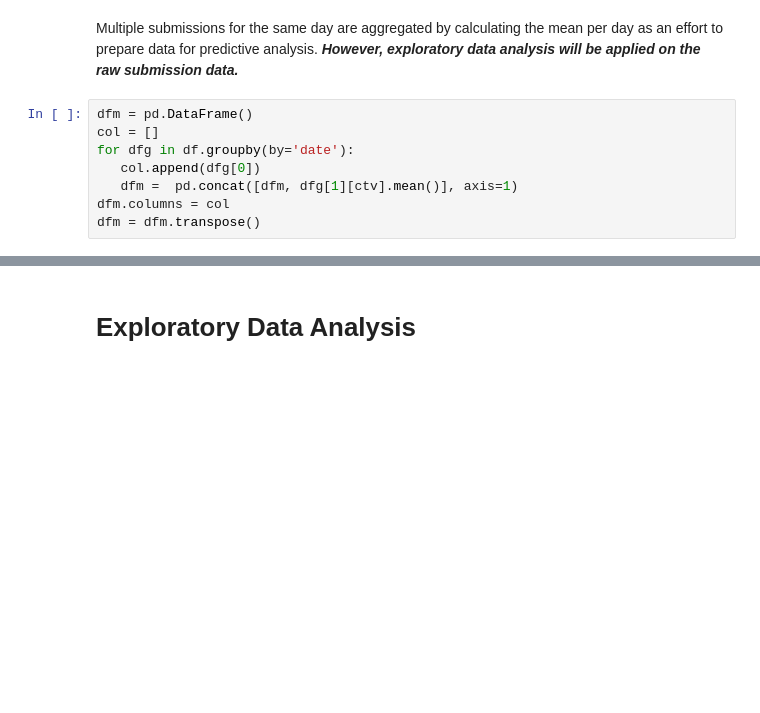
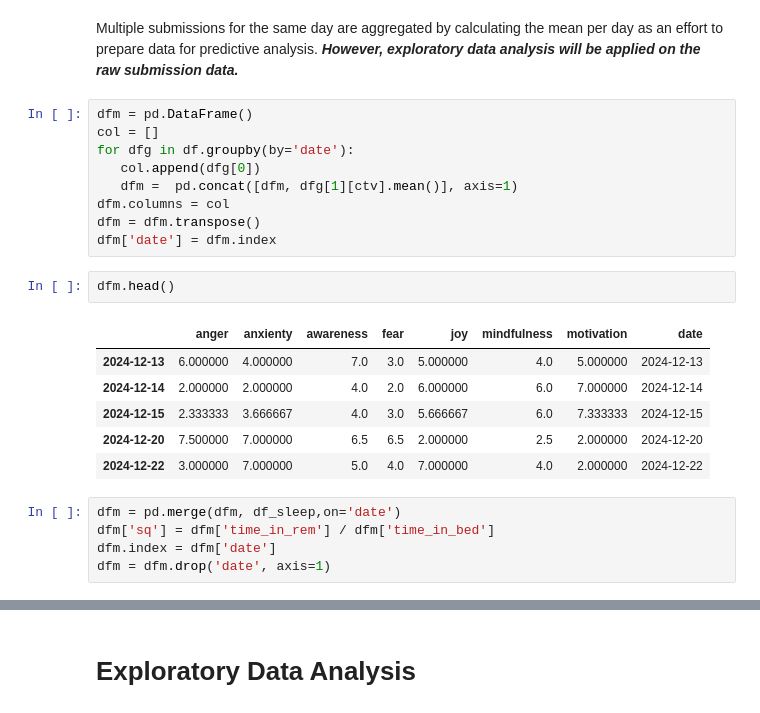
Before and after one commit to ecembalikk/dsa210-proj, a Jupyter notebook: analyze.ipynb, the cells around one changed output, grey strips where cells are left out. Cells and saved outputs as stored; diff of their text form; blank space fills up the shorter version.

```diff
--- a/analyze.ipynb
+++ b/analyze.ipynb
@@ -99,6 +107,21 @@ for dfg in df.groupby(by='date'):
    dfm =  pd.concat([dfm, dfg[1][ctv].mean()], axis=1)
 dfm.columns = col
 dfm = dfm.transpose()
+dfm['date'] = dfm.index
+# %%
+dfm.head()
+# %% [output]
+|  | anger | anxienty | awareness | fear | joy | mindfulness | motivation | date |
+| 2024-12-13 | 6.000000 | 4.000000 | 7.0 | 3.0 | 5.000000 | 4.0 | 5.000000 | 2024-12-13 |
+| 2024-12-14 | 2.000000 | 2.000000 | 4.0 | 2.0 | 6.000000 | 6.0 | 7.000000 | 2024-12-14 |
+| 2024-12-15 | 2.333333 | 3.666667 | 4.0 | 3.0 | 5.666667 | 6.0 | 7.333333 | 2024-12-15 |
+| 2024-12-20 | 7.500000 | 7.000000 | 6.5 | 6.5 | 2.000000 | 2.5 | 2.000000 | 2024-12-20 |
+| 2024-12-22 | 3.000000 | 7.000000 | 5.0 | 4.0 | 7.000000 | 4.0 | 2.000000 | 2024-12-22 |
+# %%
+dfm = pd.merge(dfm, df_sleep,on='date')
+dfm['sq'] = dfm['time_in_rem'] / dfm['time_in_bed']
+dfm.index = dfm['date']
+dfm = dfm.drop('date', axis=1)
 # %%
 dfm.head()
 # %% [output]
```
Also changed, not shown: parts of 16 cells of this notebook.
